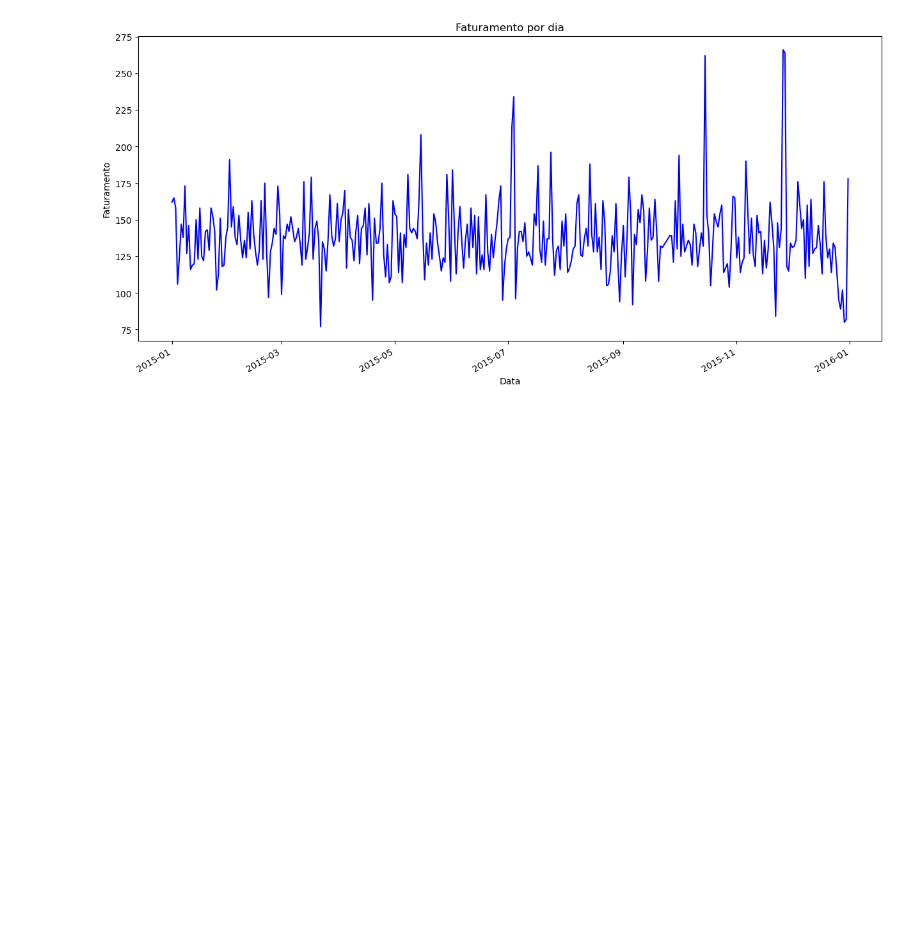
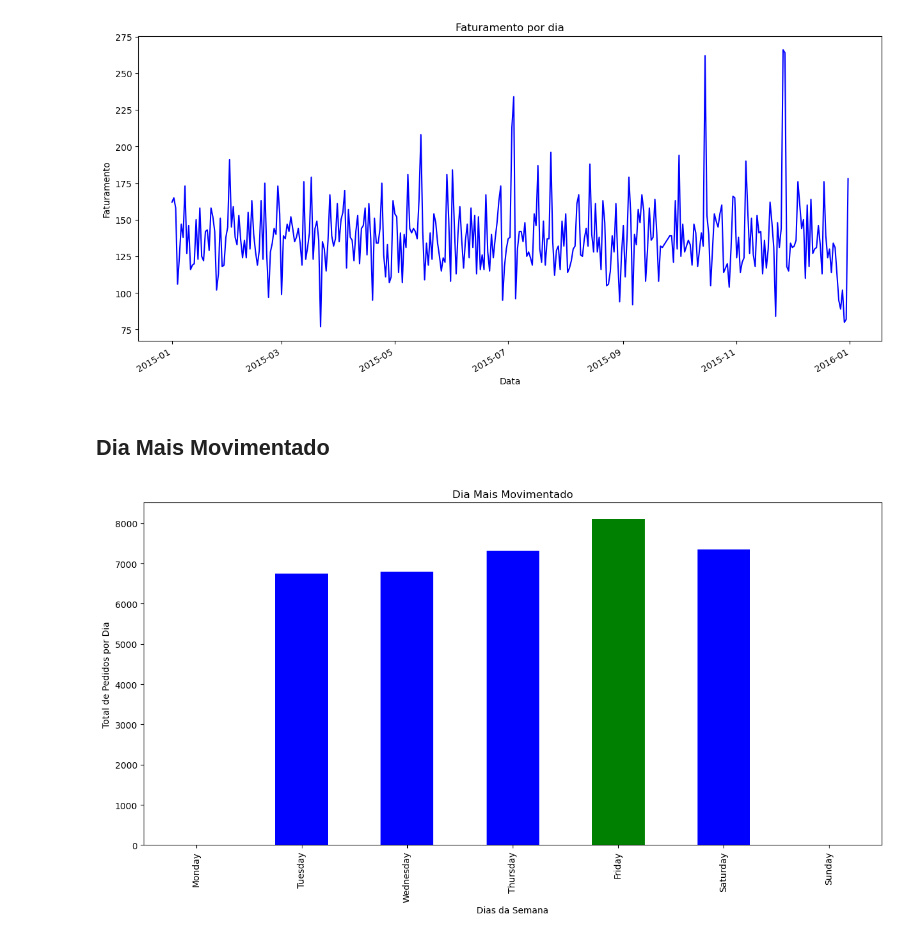
Before and after one commit to Matheuss00/Projeto-Analise-de-Dados, a Jupyter notebook: projeto_pizzaria.ipynb, the cells around one changed output. Cells and saved outputs as stored; diff of their text form; code cells hidden in the pictures; blank space fills up the shorter version.

```diff
--- a/projeto_pizzaria.ipynb
+++ b/projeto_pizzaria.ipynb
@@ -11,8 +11,8 @@ import plotly.graph_objects as go
 # %% [markdown]
 ## **Importando a Base de Dados**
 # %%
-base_dados = pd.read_excel("Data Model - Pizza Sales.xlsx")
-base_dados.head()
+df = pd.read_excel("Data Model - Pizza Sales.xlsx")
+df.head()
 # %% [output]
 |  | order_details_id | order_id | pizza_id | quantity | order_date | order_time | unit_price | total_price | ... |
 | 0 | 1 | 1 | hawaiian_m | 1 | 2015-01-01 | 11:38:36 | 13.25 | 13.25 | ... |
@@ -247,3 +199,41 @@ plt.title('Faturamento por dia')
 plt.show('plt.png')
 # %% [output]
 [figure]
+# %% [markdown]
+## **Dia Mais Movimentado**
+# %%
+day_week = []
+day_name = []
+
+#encontrando os nomes dos dias da semana
+for i in range(len(df)):
+    day_name.append(df.order_date[i].day_name())
+
+df['day_name'] = day_name
+
+#encontrando os dias da semana
+for i in range(len(df)):
+    day_week.append(df.order_date[i].dayofweek)
+
+df['day_week'] = day_week
+
+#vendas por dia
+dia_mais_movimentado = df['day_name'].value_counts().nlargest()
+
+#ordenando as barras no grafico
+dias_semana = ['Monday', 'Tuesday', 'Wednesday', 'Thursday', 'Friday', 'Saturday', 'Sunday']
+dia_mais_movimentado = dia_mais_movimentado.reindex(dias_semana)
+
+#dia com mais vendas
+maior_indice = df['day_name'].value_counts().nlargest(1).index[0]
+
+#definindo as cores das barras no grafico
+colors = ['green' if i == maior_indice else 'blue' for i in dia_mais_movimentado.index]
+
+dia_mais_movimentado.plot(kind='bar',figsize=(15,7),legend=False,color=colors)
+plt.title('Dia Mais Movimentado')
+plt.ylabel('Total de Pedidos por Dia')
+plt.xlabel('Dias da Semana')
+plt.show()
+# %% [output]
+[figure, added]
```
Also changed, not shown: parts of 19 cells of this notebook.
